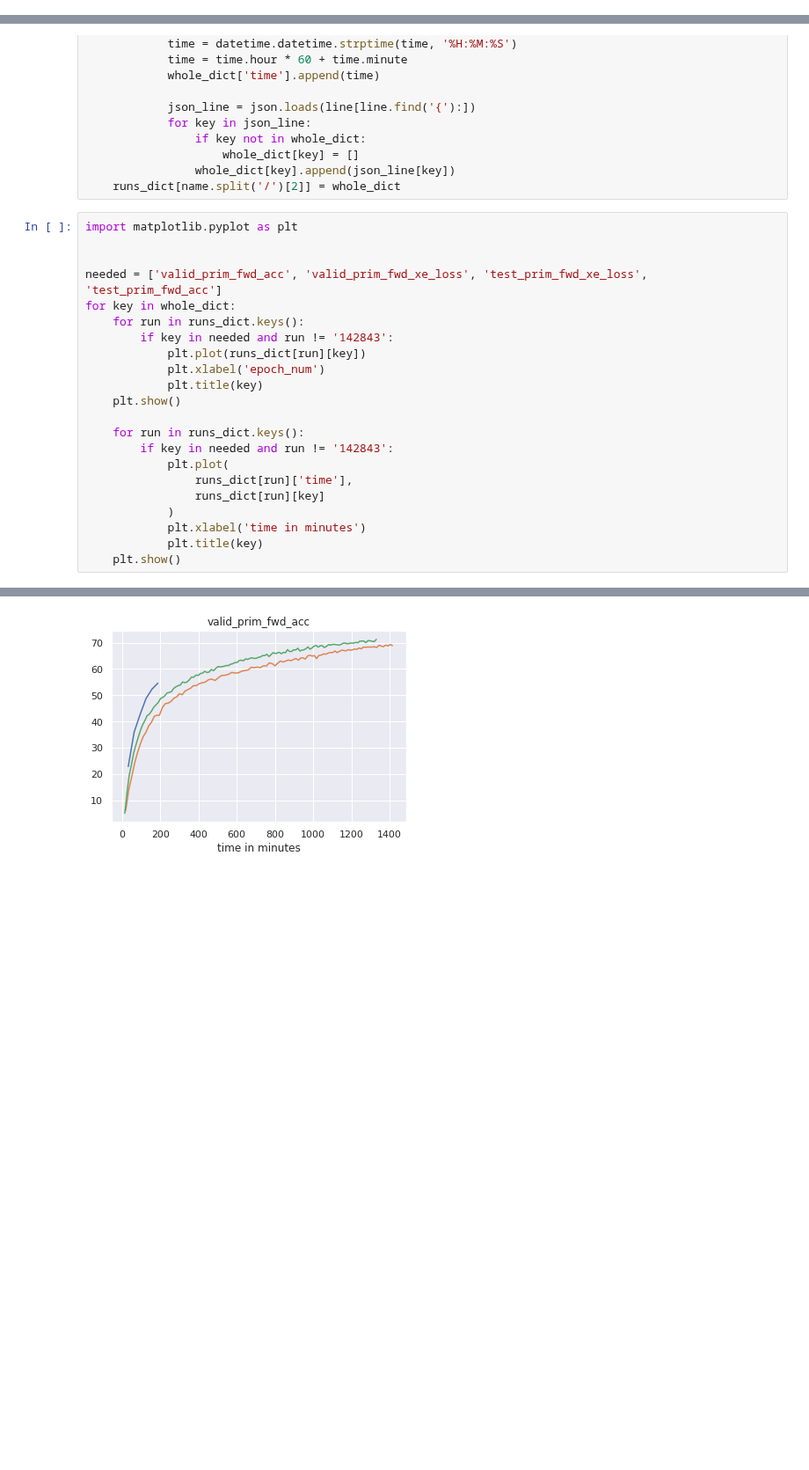
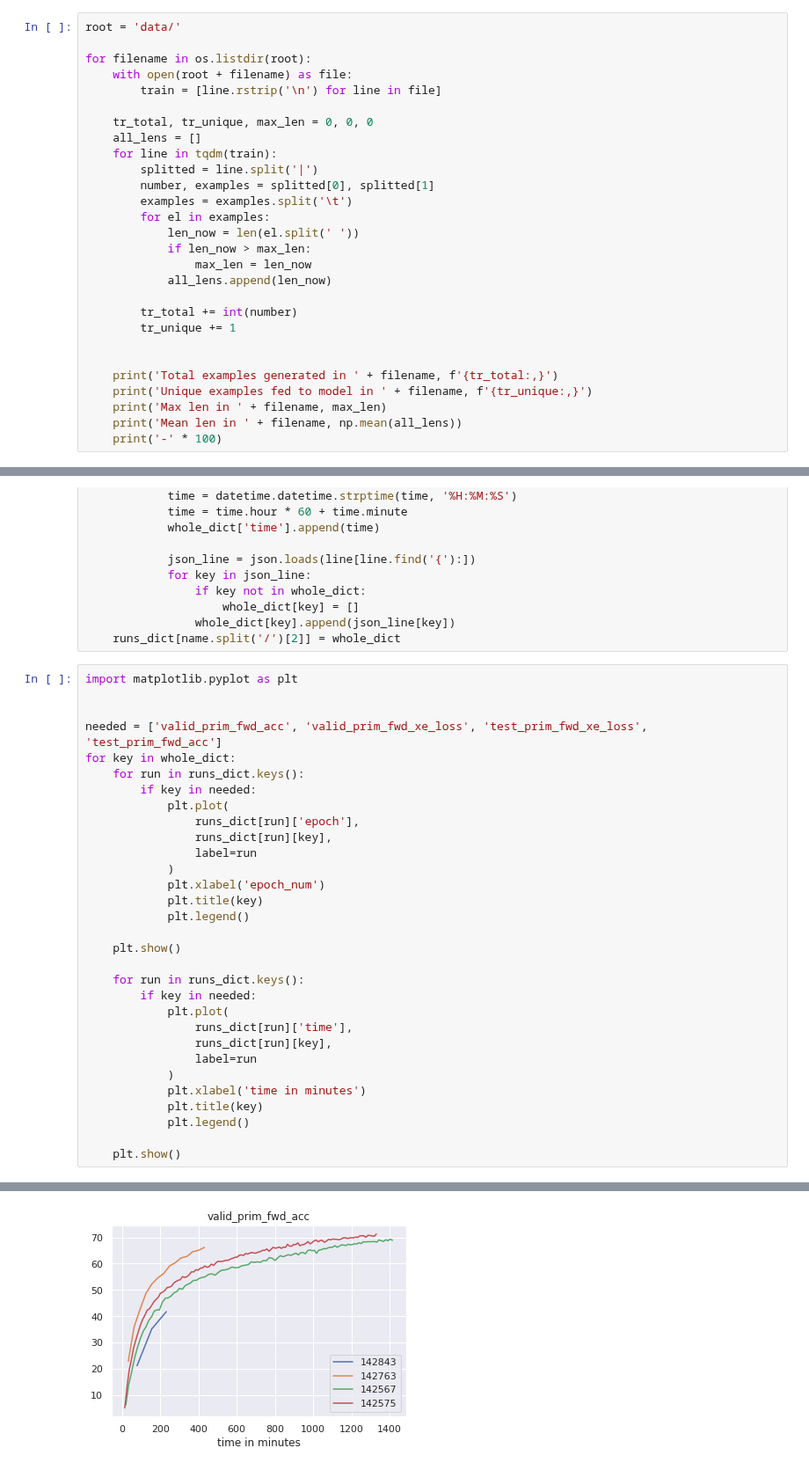
Before and after one commit to Kirili4ik/SymbolicMathematics, a Jupyter notebook: my_metrics.ipynb, the cells around one changed output, grey strips where cells are left out. Shown at 88% size. Saved outputs shown, nothing was run; the diff lists cells and outputs as text; blank space fills up the shorter version.

```diff
--- a/my_metrics.ipynb
+++ b/my_metrics.ipynb
@@ -40,0 +8,28 @@ SympifyError exception when simplifying sub Y' pow x INT+ 2
+# %%
+root = 'data/'
+
+for filename in os.listdir(root):
+    with open(root + filename) as file:
+        train = [line.rstrip('\n') for line in file]
+
+    tr_total, tr_unique, max_len = 0, 0, 0
+    all_lens = []
+    for line in tqdm(train):
+        splitted = line.split('|')
+        number, examples = splitted[0], splitted[1]
+        examples = examples.split('\t')
+        for el in examples:
+            len_now = len(el.split(' '))
+            if len_now > max_len:
+                max_len = len_now
+            all_lens.append(len_now)
+
+        tr_total += int(number)
+        tr_unique += 1
+
+
+    print('Total examples generated in ' + filename, f'{tr_total:,}')
+    print('Unique examples fed to model in ' + filename, f'{tr_unique:,}')
+    print('Max len in ' + filename, max_len)
+    print('Mean len in ' + filename, np.mean(all_lens))
+    print('-' * 100)
@@ -81,19 +92,28 @@ import matplotlib.pyplot as plt
 needed = ['valid_prim_fwd_acc', 'valid_prim_fwd_xe_loss', 'test_prim_fwd_xe_loss', 'test_prim_fwd_acc']
 for key in whole_dict:
     for run in runs_dict.keys():
-        if key in needed and run != '142843':
-            plt.plot(runs_dict[run][key])
+        if key in needed:
+            plt.plot(
+                runs_dict[run]['epoch'],
+                runs_dict[run][key],
+                label=run
+            )
             plt.xlabel('epoch_num')
             plt.title(key)
+            plt.legend()
+
     plt.show()
 
     for run in runs_dict.keys():
-        if key in needed and run != '142843':
+        if key in needed:
             plt.plot(
                 runs_dict[run]['time'],
-                runs_dict[run][key]
+                runs_dict[run][key],
+                label=run
             )
             plt.xlabel('time in minutes')
             plt.title(key)
+            plt.legend()
+
     plt.show()
 # %% [output]
@@ -103 +123 @@ for key in whole_dict:
-[figure, old version]
+[figure, new version]
```
Also changed, not shown: parts of 10 cells of this notebook.
